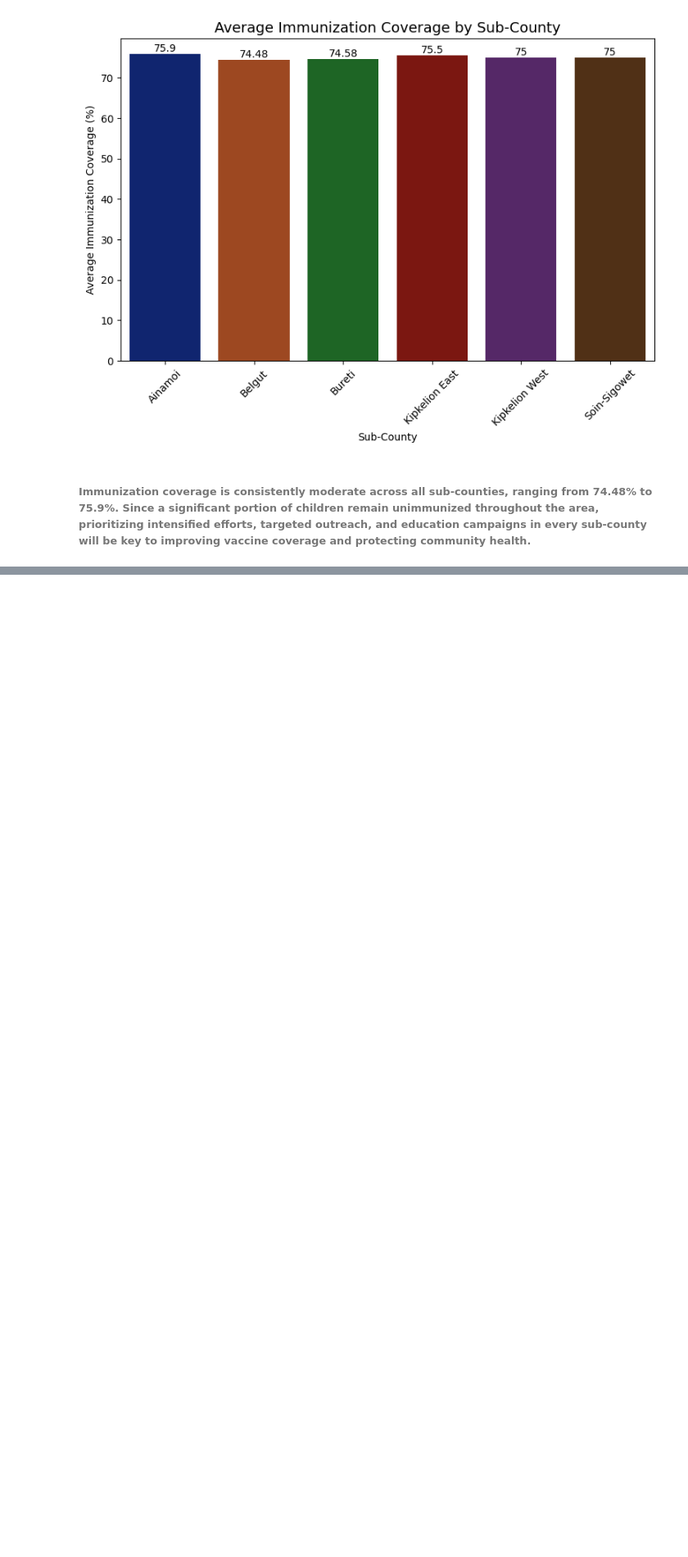
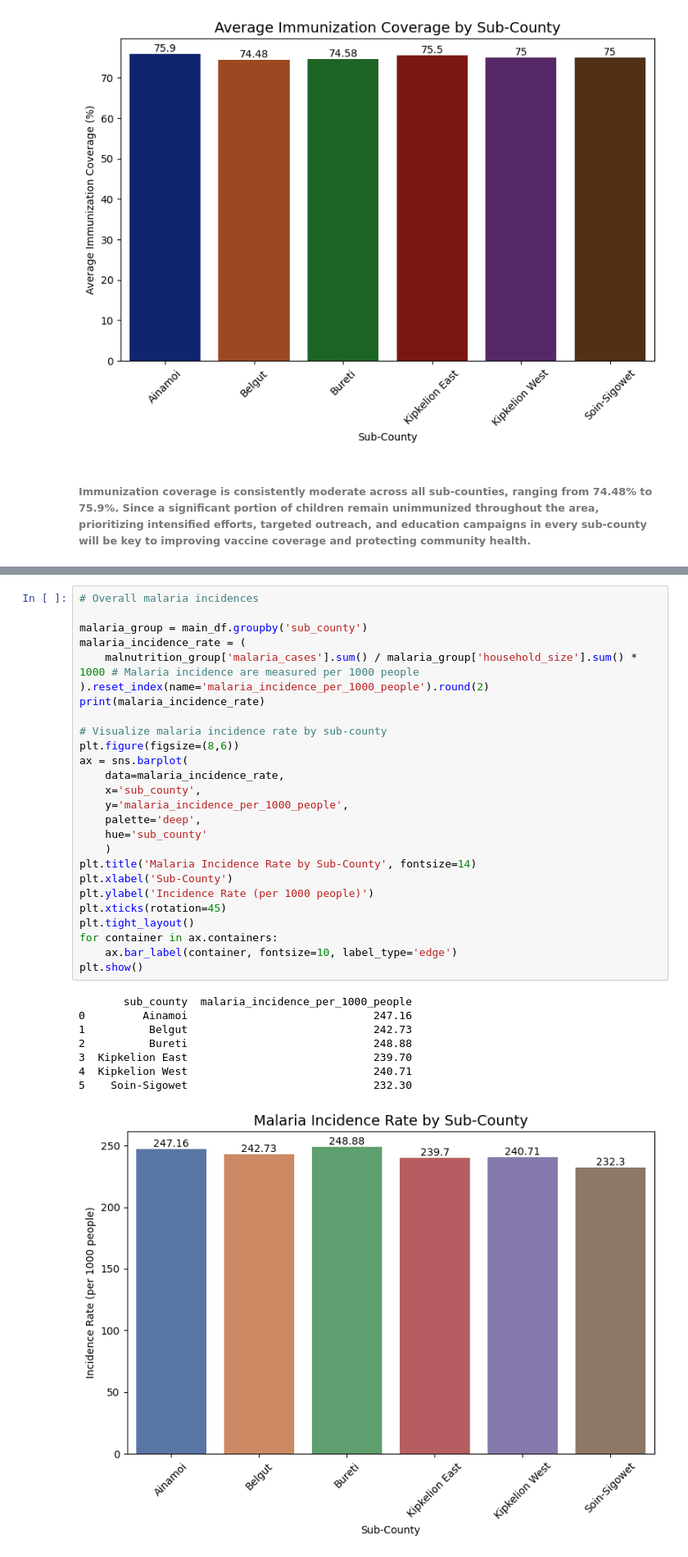
Before and after one commit to gilbertbett/Healthcare-Analytics, a Jupyter notebook: keph_level_1_kericho/keph_level_1_kericho_notebook.ipynb, the cells around one changed output, grey strips where cells are left out. Shown: that part at 82% size. Cells and saved outputs as stored; diff of their text form; blank space fills up the shorter version.

```diff
--- a/keph_level_1_kericho/keph_level_1_kericho_notebook.ipynb
+++ b/keph_level_1_kericho/keph_level_1_kericho_notebook.ipynb
@@ -603,0 +644,35 @@ plt.show()
+# %%
+# Overall malaria incidences
+
+malaria_group = main_df.groupby('sub_county')
+malaria_incidence_rate = (
+    malnutrition_group['malaria_cases'].sum() / malaria_group['household_size'].sum() * 1000 # Malaria incidence are measured per 1000 people
+).reset_index(name='malaria_incidence_per_1000_people').round(2)
+print(malaria_incidence_rate)
+
+# Visualize malaria incidence rate by sub-county
+plt.figure(figsize=(8,6))
+ax = sns.barplot(
+    data=malaria_incidence_rate,
+    x='sub_county',
+    y='malaria_incidence_per_1000_people',
+    palette='deep',
+    hue='sub_county'
+    )
+plt.title('Malaria Incidence Rate by Sub-County', fontsize=14)
+plt.xlabel('Sub-County')
+plt.ylabel('Incidence Rate (per 1000 people)')
+plt.xticks(rotation=45)
+plt.tight_layout()
+for container in ax.containers:
+    ax.bar_label(container, fontsize=10, label_type='edge')
+plt.show()
+# %% [output]
+       sub_county  malaria_incidence_per_1000_people
+0         Ainamoi                             247.16
+1          Belgut                             242.73
+2          Bureti                             248.88
+3  Kipkelion East                             239.70
+4  Kipkelion West                             240.71
+5    Soin-Sigowet                             232.30
+[figure, added]
```
Also changed, not shown: parts of 11 cells of this notebook, 1 other file.
